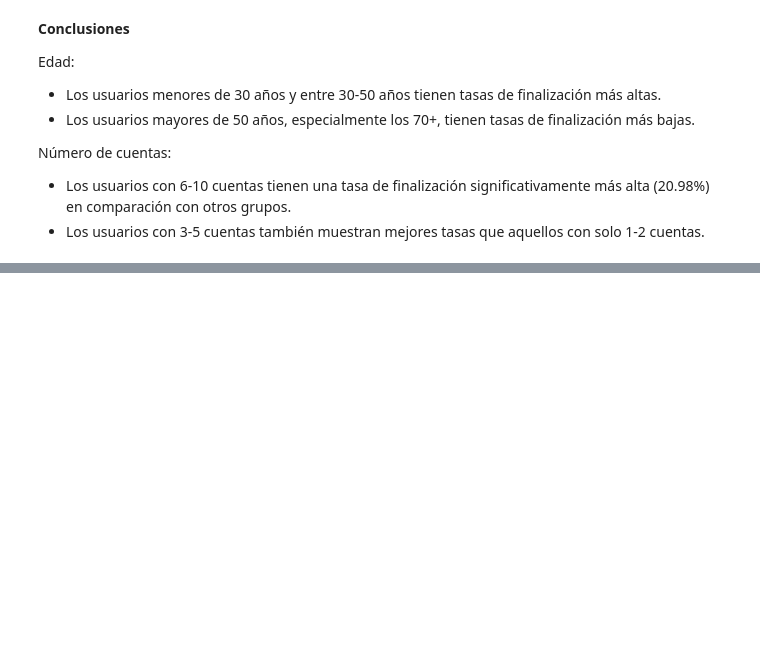
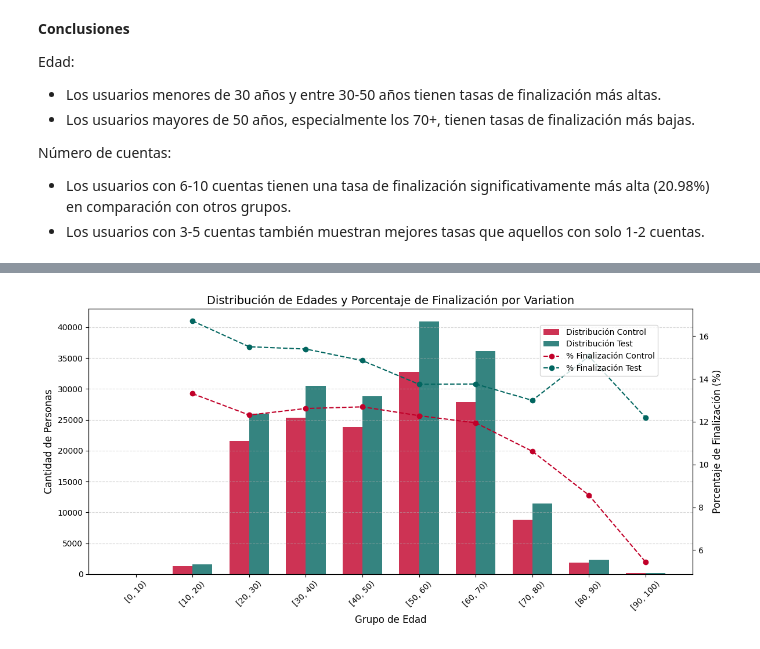
Before and after one commit to GemaVNZ/vanguard-ab-test, a Jupyter notebook: 01_DATA/8_tasa_finalizacion.ipynb, the cells around one changed output, grey strips where cells are left out. Cells and saved outputs as stored; diff of their text form; code cells hidden in the pictures; blank space fills up the shorter version.

```diff
--- a/01_DATA/8_tasa_finalizacion.ipynb
+++ b/01_DATA/8_tasa_finalizacion.ipynb
@@ -201,0 +275,57 @@ tasas_finalizacion.to_csv('../02_DATA_LIMPIO/tasas_finalizacion_edad_variation.c
+# %%
+# Calculamos el porcentaje de personas que completan el proceso por edad y tipo de Variation
+df_merged['edad_grupo'] = pd.cut(df_merged['clnt_age'], bins=range(0, 101, 10), right=False)
+
+# Calculamos distribución y finalización para control y test
+distribucion_variation = df_merged.groupby(['edad_grupo', 'Variation']).size().unstack()
+finalizacion_variation = df_merged.groupby(['edad_grupo', 'Variation'])['finalizo'].mean().unstack() * 100
+
+# Creamos un gráfico combinado
+fig, ax1 = plt.subplots(figsize=(12, 6))
+
+# Gráfico de barras para la distribución de edades
+bar_width = 0.35  # Ancho de las barras
+x = range(len(distribucion_variation.index))  # Posiciones de los grupos de edad
+
+ax1.bar(
+    [pos - bar_width / 2 for pos in x],
+    distribucion_variation['control'],
+    width=bar_width,
+    color=base_color,
+    alpha=0.8,
+    label='Distribución Control'
+)
+ax1.bar(
+    [pos + bar_width / 2 for pos in x],
+    distribucion_variation['test'],
+    width=bar_width,
+    color=complementary_color,
+    alpha=0.8,
+    label='Distribución Test'
+)
+
+ax1.set_xlabel('Grupo de Edad', fontsize=12)
+ax1.set_ylabel('Cantidad de Personas', fontsize=12, color='black')
+ax1.set_xticks(x)
+ax1.set_xticklabels(distribucion_variation.index.astype(str), rotation=45)
+ax1.set_title('Distribución de Edades y Porcentaje de Finalización por Variation', fontsize=14)
+ax1.grid(axis='y', linestyle='--', alpha=0.5)
+
+# Gráfico de línea para el porcentaje de finalización
+ax2 = ax1.twinx()
+ax2.plot(
+    x, finalizacion_variation['control'],
+    color=base_color, marker='o', label='% Finalización Control', linestyle='--'
+)
+ax2.plot(
+    x, finalizacion_variation['test'],
+    color=complementary_color, marker='o', label='% Finalización Test', linestyle='--'
+)
+ax2.set_ylabel('Porcentaje de Finalización (%)', fontsize=12, color='black')
+
+# Leyendas y ajustes
+fig.legend(loc="upper right", bbox_to_anchor=(0.9, 0.9))
+plt.tight_layout()
+plt.show()
+# %% [output]
+[figure, added]
```
Also changed, not shown: parts of 17 cells of this notebook, 9 other files.
